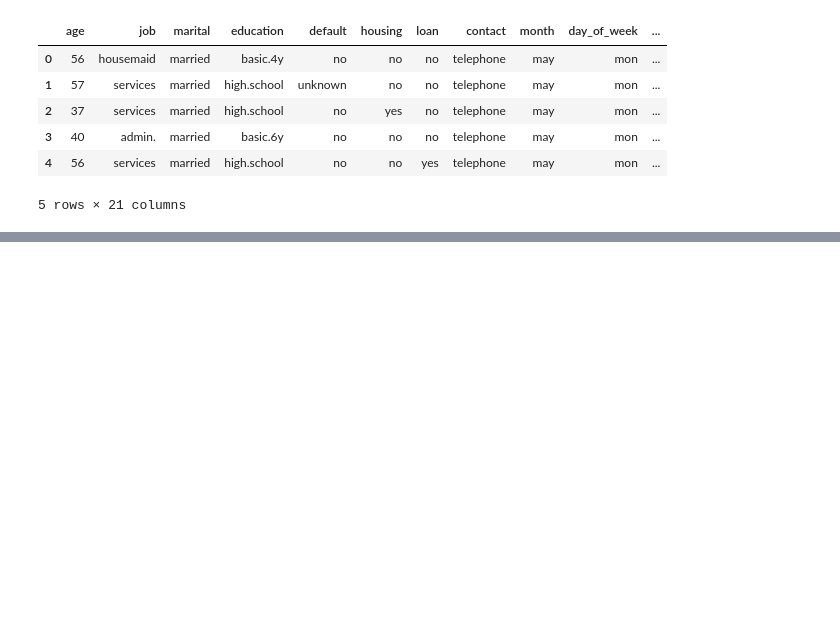
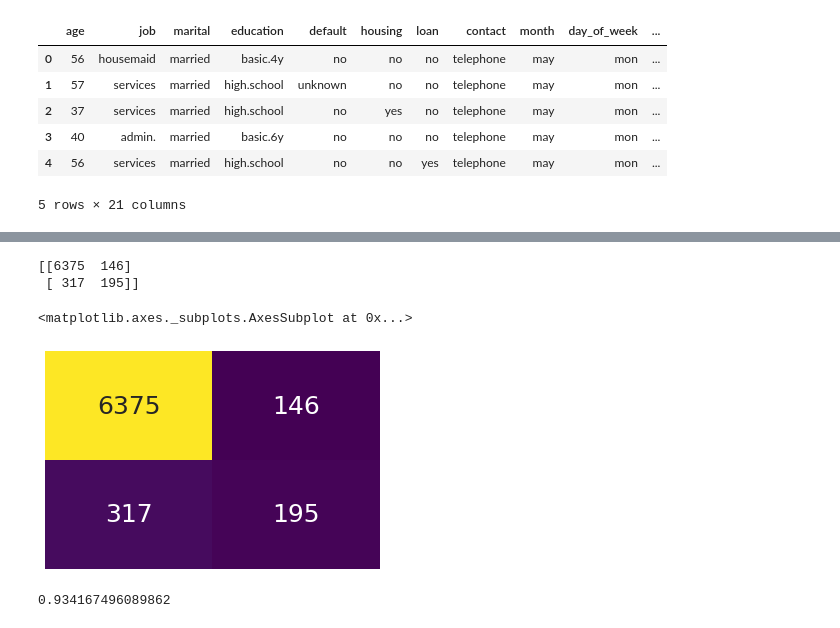
Before and after one commit to karenL26/logistic-regression-project, a Jupyter notebook: src/explore.ipynb, the cells around one changed output, grey strips where cells are left out. Drawn from its saved outputs; the diff is of its cells as text; code cells hidden in the pictures; blank space fills up the shorter version.

```diff
--- a/src/explore.ipynb
+++ b/src/explore.ipynb
@@ -123,0 +509,5 @@ y
+# %%
+# Feature scaling
+scaler = StandardScaler()
+X_train = scaler.fit_transform(X_train)
+X_test = scaler.transform(X_test)
@@ -123,0 +526,13 @@ y
+# %%
+cm = confusion_matrix(y_test,y_pred)
+print(cm)
+sns.heatmap(cm,annot=True, annot_kws={"size": 25}, fmt="d", xticklabels=False, yticklabels=False, cmap="viridis", cbar=False)
+# %% [output]
+[[6375  146]
+ [ 317  195]]
+<matplotlib.axes._subplots.AxesSubplot at 0x...>
+[figure, added]
+# %%
+accuracy_score(y_pred, y_test)
+# %% [output]
+0.934167496089862
```
Also changed, not shown: parts of 82 cells of this notebook, 3 other files.
